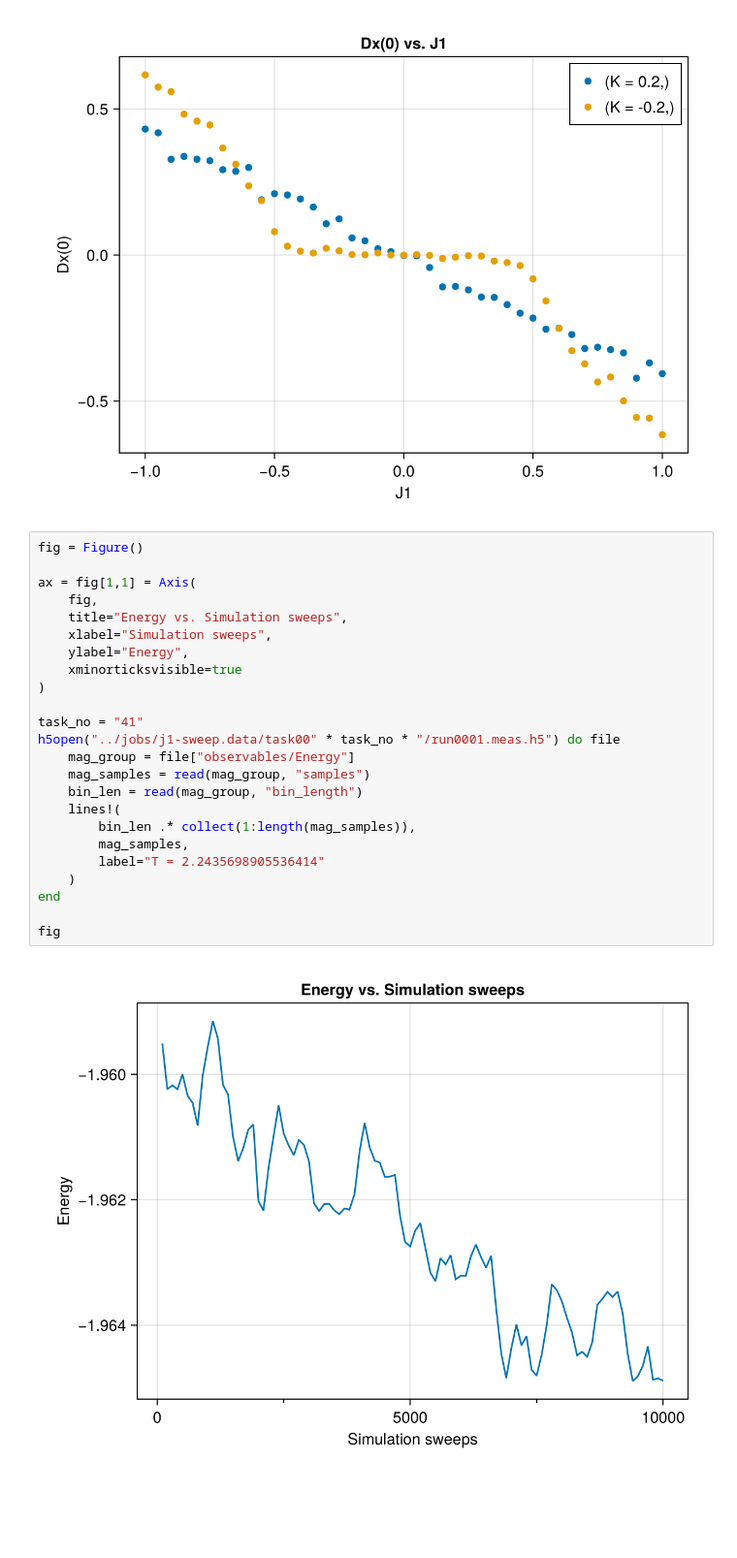
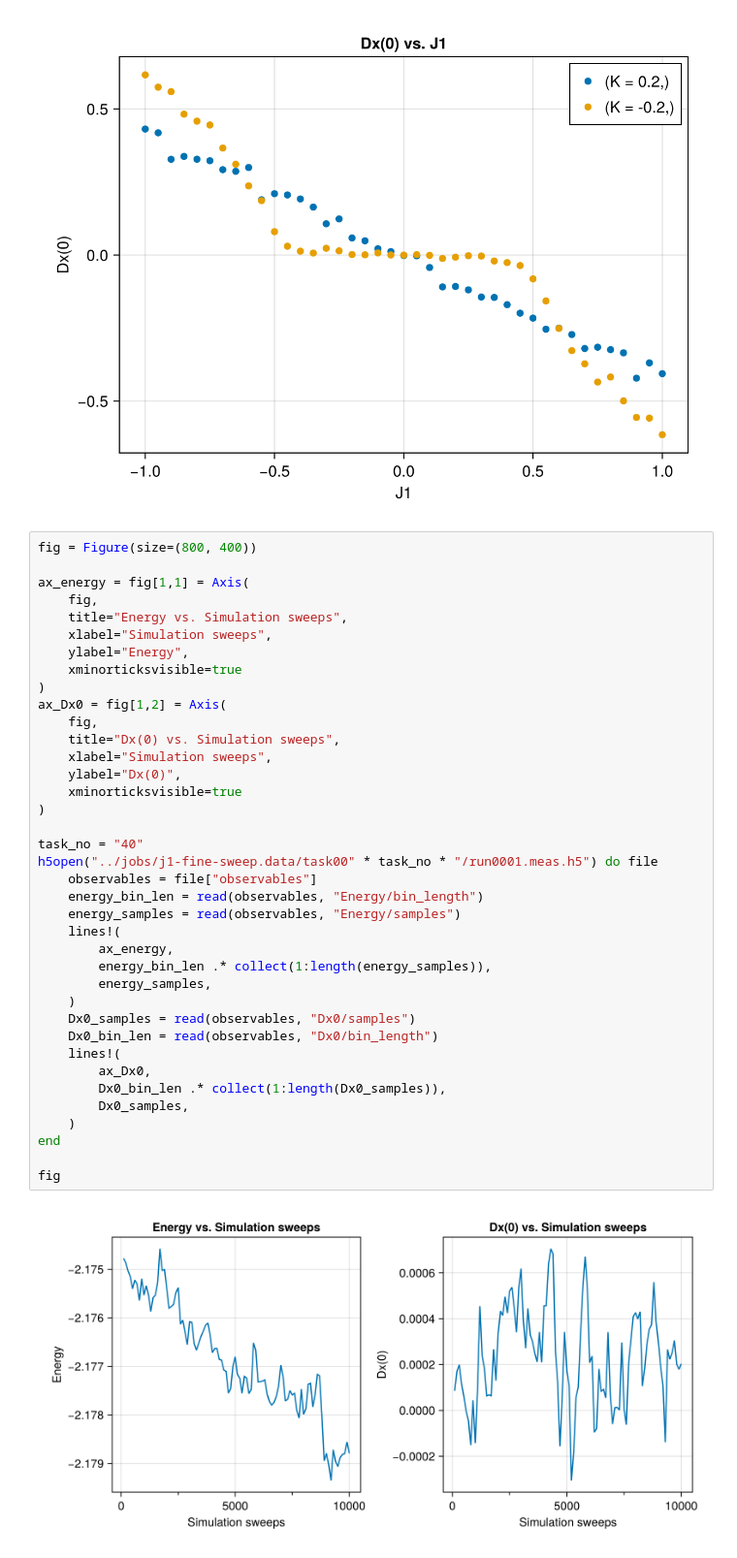
Before and after one commit to PatXue/Biquadratic.jl, a Jupyter notebook: analysis/j1-sweep.ipynb, the cells around one changed output. Shown at 97% size. Drawn from its saved outputs; the diff is of its cells as text; blank space fills up the shorter version.

Commit message:
Dx(0) vs. MC time plot

```diff
--- a/analysis/j1-sweep.ipynb
+++ b/analysis/j1-sweep.ipynb
@@ -188,29 +188,43 @@ fig
 # %% [output]
 [figure]
 # %%
-fig = Figure()
+fig = Figure(size=(800, 400))
 
-ax = fig[1,1] = Axis(
+ax_energy = fig[1,1] = Axis(
     fig,
     title="Energy vs. Simulation sweeps",
     xlabel="Simulation sweeps",
     ylabel="Energy",
     xminorticksvisible=true
 )
+ax_Dx0 = fig[1,2] = Axis(
+    fig,
+    title="Dx(0) vs. Simulation sweeps",
+    xlabel="Simulation sweeps",
+    ylabel="Dx(0)",
+    xminorticksvisible=true
+)
 
-task_no = "41"
-h5open("../jobs/j1-sweep.data/task00" * task_no * "/run0001.meas.h5") do file
-    mag_group = file["observables/Energy"]
-    mag_samples = read(mag_group, "samples")
-    bin_len = read(mag_group, "bin_length")
+task_no = "40"
+h5open("../jobs/j1-fine-sweep.data/task00" * task_no * "/run0001.meas.h5") do file
+    observables = file["observables"]
+    energy_bin_len = read(observables, "Energy/bin_length")
+    energy_samples = read(observables, "Energy/samples")
     lines!(
-        bin_len .* collect(1:length(mag_samples)),
-        mag_samples,
-        label="T = 2.2435698905536414"
+        ax_energy,
+        energy_bin_len .* collect(1:length(energy_samples)),
+        energy_samples,
+    )
+    Dx0_samples = read(observables, "Dx0/samples")
+    Dx0_bin_len = read(observables, "Dx0/bin_length")
+    lines!(
+        ax_Dx0,
+        Dx0_bin_len .* collect(1:length(Dx0_samples)),
+        Dx0_samples,
     )
 end
 
 fig
 # %% [output]
-[figure, old version]
+[figure, new version]
 # %%
```
Also changed, not shown: parts of 2 cells of this notebook.
